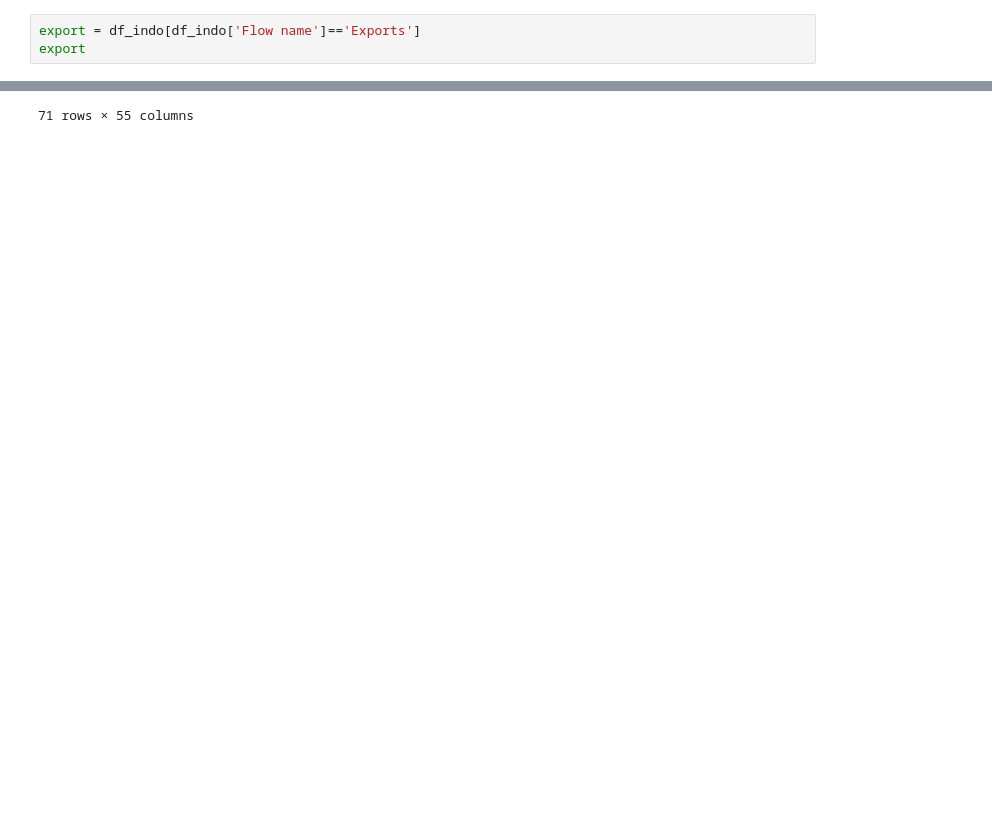
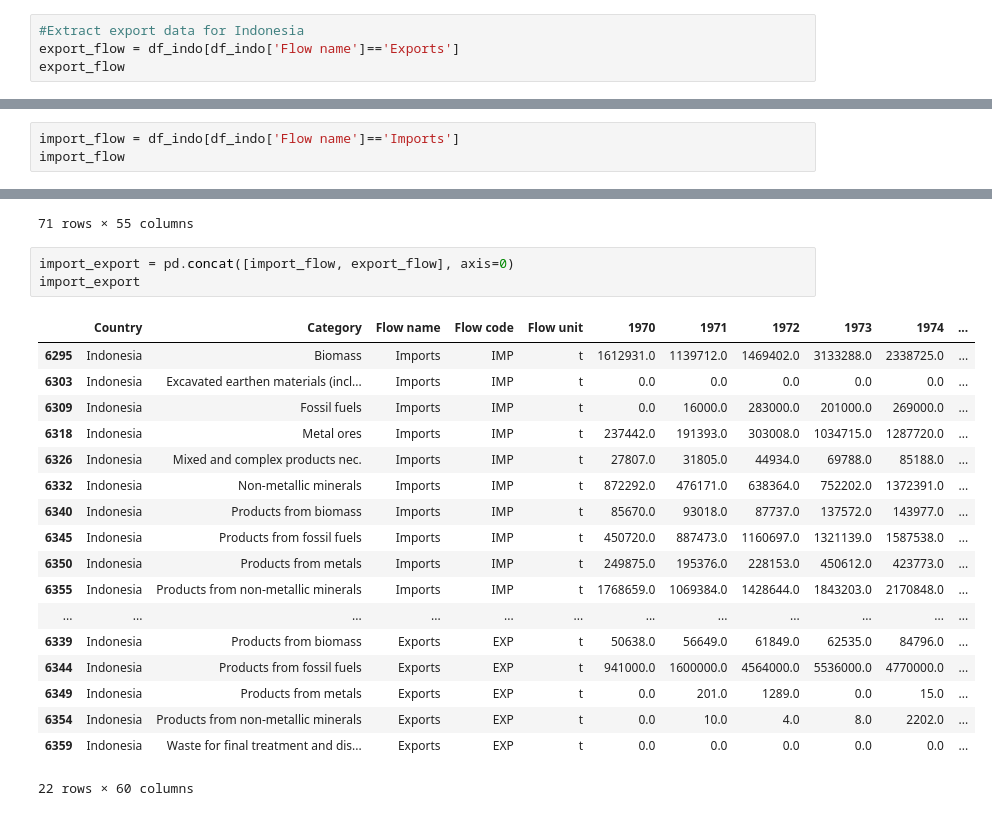
Before and after one commit to RidhoMuhp/global_raw_material_project, a Jupyter notebook: extraction.ipynb, the cells around one changed output, grey strips where cells are left out. Saved outputs shown, nothing was run; the diff lists cells and outputs as text; blank space fills up the shorter version.

Commit message:
Add new CSV files and update extraction notebook

```diff
--- a/extraction.ipynb
+++ b/extraction.ipynb
@@ -67,8 +166,9 @@ category
  'Products from non-metallic minerals',
  'Waste for final treatment and disposal'}
 # %%
-export = df_indo[df_indo['Flow name']=='Exports']
-export
+#Extract export data for Indonesia
+export_flow = df_indo[df_indo['Flow name']=='Exports']
+export_flow
 # %% [output]
 |  | Country | Category | Flow name | Flow code | Flow unit | 1970 | 1971 | 1972 | 1973 | 1974 | ... |
 | 6294 | Indonesia | Biomass | Exports | EXP | t | 7739896.0 | 9945636.0 | 11503840.0 | 15249360.0 | 14494184.0 | ... |
@@ -83,3 +183,6 @@ export
 | 6354 | Indonesia | Products from non-metallic minerals | Exports | EXP | t | 0.0 | 10.0 | 4.0 | 8.0 | 2202.0 | ... |
 | 6359 | Indonesia | Waste for final treatment and dis... | Exports | EXP | t | 0.0 | 0.0 | 0.0 | 0.0 | 0.0 | ... |
 11 rows × 60 columns
+# %%
+import_flow = df_indo[df_indo['Flow name']=='Imports']
+import_flow
@@ -168,3 +314,25 @@ year_column
 | 6360 | 1144.0 | 0.0 | 0.0 | 754.0 | 1133.0 | 995.0 | 1006.0 | 1063.0 | 830.0 | 564.0 | ... | ... |
 | 6361 | 1144.0 | 0.0 | 0.0 | 754.0 | 1133.0 | 992.0 | 896.0 | 949.0 | 262.0 | -110.0 | ... | ... |
 71 rows × 55 columns
+# %%
+import_export = pd.concat([import_flow, export_flow], axis=0)
+import_export
+# %% [output]
+|  | Country | Category | Flow name | Flow code | Flow unit | 1970 | 1971 | 1972 | 1973 | 1974 | ... |
+| 6295 | Indonesia | Biomass | Imports | IMP | t | 1612931.0 | 1139712.0 | 1469402.0 | 3133288.0 | 2338725.0 | ... |
+| 6303 | Indonesia | Excavated earthen materials (incl... | Imports | IMP | t | 0.0 | 0.0 | 0.0 | 0.0 | 0.0 | ... |
+| 6309 | Indonesia | Fossil fuels | Imports | IMP | t | 0.0 | 16000.0 | 283000.0 | 201000.0 | 269000.0 | ... |
+| 6318 | Indonesia | Metal ores | Imports | IMP | t | 237442.0 | 191393.0 | 303008.0 | 1034715.0 | 1287720.0 | ... |
+| 6326 | Indonesia | Mixed and complex products nec. | Imports | IMP | t | 27807.0 | 31805.0 | 44934.0 | 69788.0 | 85188.0 | ... |
+| 6332 | Indonesia | Non-metallic minerals | Imports | IMP | t | 872292.0 | 476171.0 | 638364.0 | 752202.0 | 1372391.0 | ... |
+| 6340 | Indonesia | Products from biomass | Imports | IMP | t | 85670.0 | 93018.0 | 87737.0 | 137572.0 | 143977.0 | ... |
+| 6345 | Indonesia | Products from fossil fuels | Imports | IMP | t | 450720.0 | 887473.0 | 1160697.0 | 1321139.0 | 1587538.0 | ... |
+| 6350 | Indonesia | Products from metals | Imports | IMP | t | 249875.0 | 195376.0 | 228153.0 | 450612.0 | 423773.0 | ... |
+| 6355 | Indonesia | Products from non-metallic minerals | Imports | IMP | t | 1768659.0 | 1069384.0 | 1428644.0 | 1843203.0 | 2170848.0 | ... |
+| ... | ... | ... | ... | ... | ... | ... | ... | ... | ... | ... | ... |
+| 6339 | Indonesia | Products from biomass | Exports | EXP | t | 50638.0 | 56649.0 | 61849.0 | 62535.0 | 84796.0 | ... |
+| 6344 | Indonesia | Products from fossil fuels | Exports | EXP | t | 941000.0 | 1600000.0 | 4564000.0 | 5536000.0 | 4770000.0 | ... |
+| 6349 | Indonesia | Products from metals | Exports | EXP | t | 0.0 | 201.0 | 1289.0 | 0.0 | 15.0 | ... |
+| 6354 | Indonesia | Products from non-metallic minerals | Exports | EXP | t | 0.0 | 10.0 | 4.0 | 8.0 | 2202.0 | ... |
+| 6359 | Indonesia | Waste for final treatment and dis... | Exports | EXP | t | 0.0 | 0.0 | 0.0 | 0.0 | 0.0 | ... |
+22 rows × 60 columns
```
Also changed, not shown: parts of 15 cells of this notebook, 2 other files.
